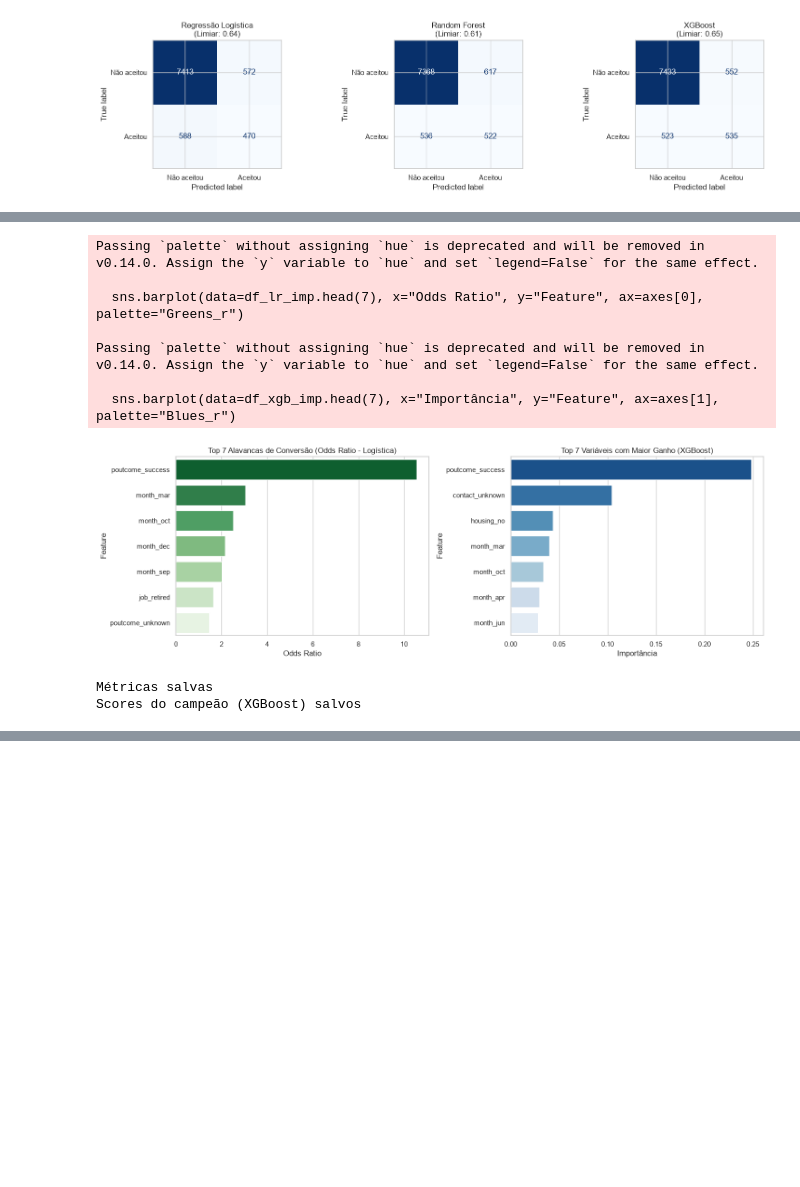
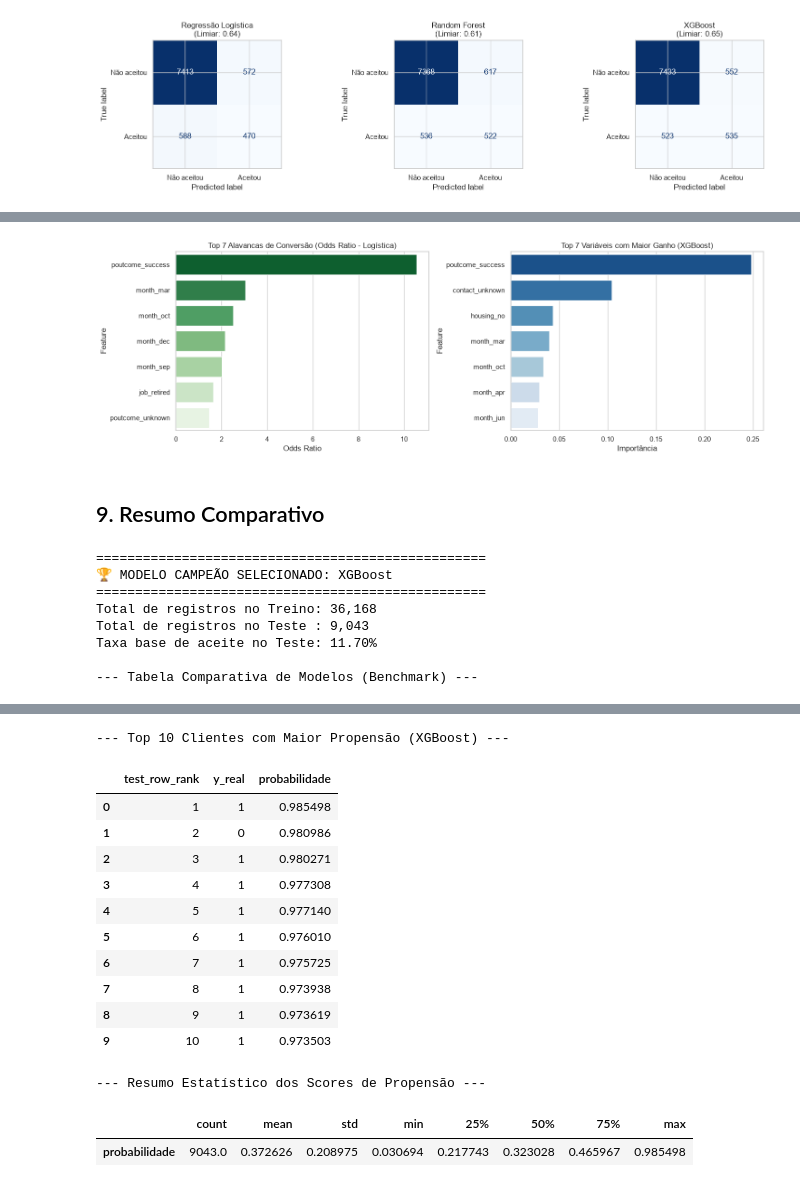
Before and after one commit to YumiiOnoue/crm-propensity-banking, a Jupyter notebook: notebooks/02_propensity_model.ipynb, the cells around one changed output, grey strips where cells are left out. Cells and saved outputs as stored; diff of their text form; code cells hidden in the pictures; blank space fills up the shorter version.

Commit message:
feat: atualiza documentações e insights nos notebooks

```diff
--- a/notebooks/02_propensity_model.ipynb
+++ b/notebooks/02_propensity_model.ipynb
@@ -247,57 +293,56 @@ df_xgb_imp = pd.DataFrame({
 
 fig, axes = plt.subplots(1, 2, figsize=(15, 5))
 
-sns.barplot(data=df_lr_imp.head(7), x="Odds Ratio", y="Feature", ax=axes[0], palette="Greens_r")
+sns.barplot(data=df_lr_imp.head(7), x="Odds Ratio", y="Feature", hue="Feature", legend=False, ax=axes[0], palette="Greens_r")
 axes[0].set_title("Top 7 Alavancas de Conversão (Odds Ratio - Logística)")
 
-sns.barplot(data=df_xgb_imp.head(7), x="Importância", y="Feature", ax=axes[1], palette="Blues_r")
+sns.barplot(data=df_xgb_imp.head(7), x="Importância", y="Feature", hue="Feature", legend=False, ax=axes[1], palette="Blues_r")
 axes[1].set_title("Top 7 Variáveis com Maior Ganho (XGBoost)")
 
 plt.tight_layout()
 plt.show()
 # %% [output]
-Passing `palette` without assigning `hue` is deprecated and will be removed in v0.14.0. Assign the `y` variable to `hue` and set `legend=False` for the same effect.
-
-  sns.barplot(data=df_lr_imp.head(7), x="Odds Ratio", y="Feature", ax=axes[0], palette="Greens_r")
-
-Passing `palette` without assigning `hue` is deprecated and will be removed in v0.14.0. Assign the `y` variable to `hue` and set `legend=False` for the same effect.
-
-  sns.barplot(data=df_xgb_imp.head(7), x="Importância", y="Feature", ax=axes[1], palette="Blues_r")
 [figure]
+# %% [markdown]
+## 9. Resumo Comparativo
 # %%
-REPORTS_DIR = ROOT_DIR / "reports"
-REPORTS_DIR.mkdir(parents=True, exist_ok=True)
-
 # 1. Identifica o melhor modelo com base em PR-AUC
 melhor_modelo_nome = df_benchmark.iloc[0]["Modelo"]
 melhor_pipe = pipelines[melhor_modelo_nome]
 melhores_probas = modelos_probas[melhor_modelo_nome]
 
-# 2. Exporta o resumo comparativo em JSON
-caminho_metricas = REPORTS_DIR / "model_metrics.json"
-dados_metricas = {
-    "benchmark": df_benchmark.to_dict(orient="records"),
-    "melhor_modelo": melhor_modelo_nome,
-    "total_treino": int(len(X_train)),
-    "total_teste": int(len(X_test)),
-    "taxa_base_teste": float(taxa_teste)
-}
+# 2. Exibe o resumo geral das métricas no notebook
+print(f"==================================================")
+print(f"🏆 MODELO CAMPEÃO SELECIONADO: {melhor_modelo_nome}")
+print(f"==================================================")
+print(f"Total de registros no Treino: {len(X_train):,}")
+print(f"Total de registros no Teste : {len(X_test):,}")
+print(f"Taxa base de aceite no Teste: {taxa_teste:.2%}\n")
 
-with caminho_metricas.open("w", encoding="utf-8") as f:
-    json.dump(dados_metricas, f, ensure_ascii=False, indent=4)
+print("--- Tabela Comparativa de Modelos (Benchmark) ---")
+display(df_benchmark)
 
-# 3. Exporta pontuações do melhor modelo
+# 3. Constrói e exibe a tabela de pontuações (scores de propensão)
 df_scores = pd.DataFrame({
     "test_row_rank": np.arange(1, len(X_test) + 1),
     "y_real": y_test.to_numpy(),
     "probabilidade": melhores_probas
 }).sort_values(by="probabilidade", ascending=False).reset_index(drop=True)
 
-caminho_scores = REPORTS_DIR / "test_propensity_scores.csv"
-df_scores.to_csv(caminho_scores, index=False)
+# Atualiza o rank após a ordenação decrescente de probabilidade
+df_scores["test_row_rank"] = np.arange(1, len(df_scores) + 1)
 
-print(f"Métricas salvas")
-print(f"Scores do campeão ({melhor_modelo_nome}) salvos")
+print(f"\n--- Top 10 Clientes com Maior Propensão ({melhor_modelo_nome}) ---")
+display(df_scores.head(10))
+
+print(f"\n--- Resumo Estatístico dos Scores de Propensão ---")
+display(df_scores[["probabilidade"]].describe().T)
 # %% [output]
-Métricas salvas
-Scores do campeão (XGBoost) salvos
+==================================================
+🏆 MODELO CAMPEÃO SELECIONADO: XGBoost
+==================================================
+Total de registros no Treino: 36,168
+Total de registros no Teste : 9,043
+Taxa base de aceite no Teste: 11.70%
+
+--- Tabela Comparativa de Modelos (Benchmark) ---
@@ -303,0 +353,15 @@ Scores do campeão (XGBoost) salvos
+--- Top 10 Clientes com Maior Propensão (XGBoost) ---
+|  | test_row_rank | y_real | probabilidade |
+| 0 | 1 | 1 | 0.985498 |
+| 1 | 2 | 0 | 0.980986 |
+| 2 | 3 | 1 | 0.980271 |
+| 3 | 4 | 1 | 0.977308 |
+| 4 | 5 | 1 | 0.977140 |
+| 5 | 6 | 1 | 0.976010 |
+| 6 | 7 | 1 | 0.975725 |
+| 7 | 8 | 1 | 0.973938 |
+| 8 | 9 | 1 | 0.973619 |
+| 9 | 10 | 1 | 0.973503 |
+--- Resumo Estatístico dos Scores de Propensão ---
+|  | count | mean | std | min | 25% | 50% | 75% | max |
+| probabilidade | 9043.0 | 0.372626 | 0.208975 | 0.030694 | 0.217743 | 0.323028 | 0.465967 | 0.985498 |
```
Also changed, not shown: parts of 10 cells of this notebook, 1 other file.
